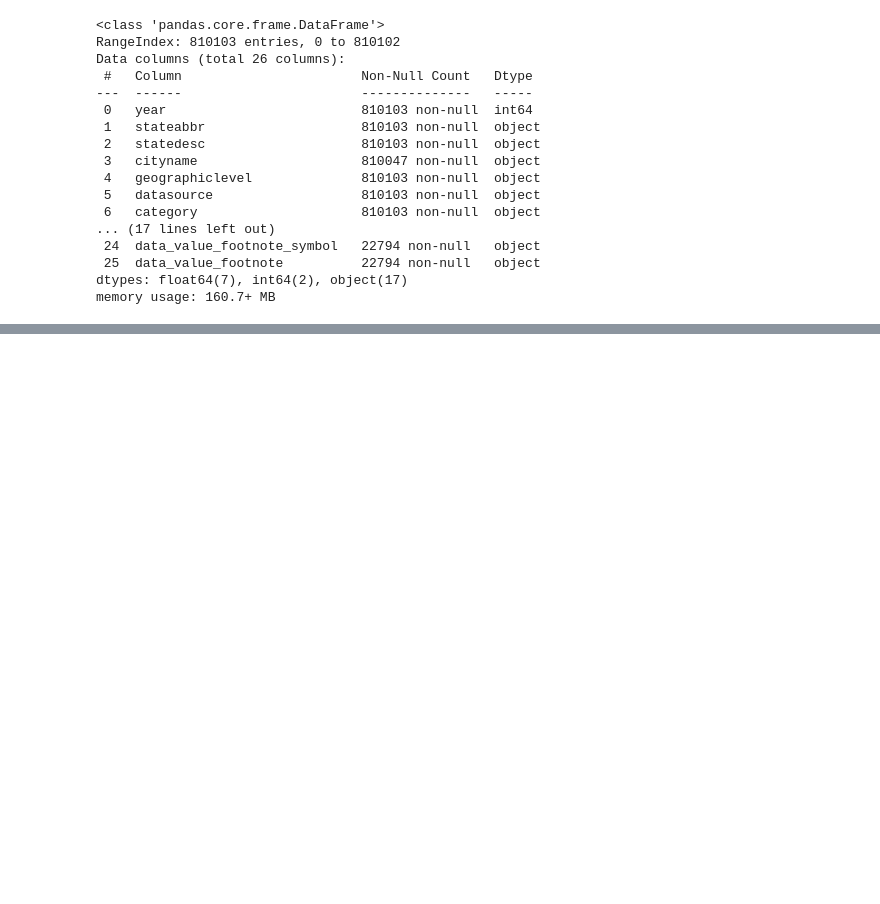
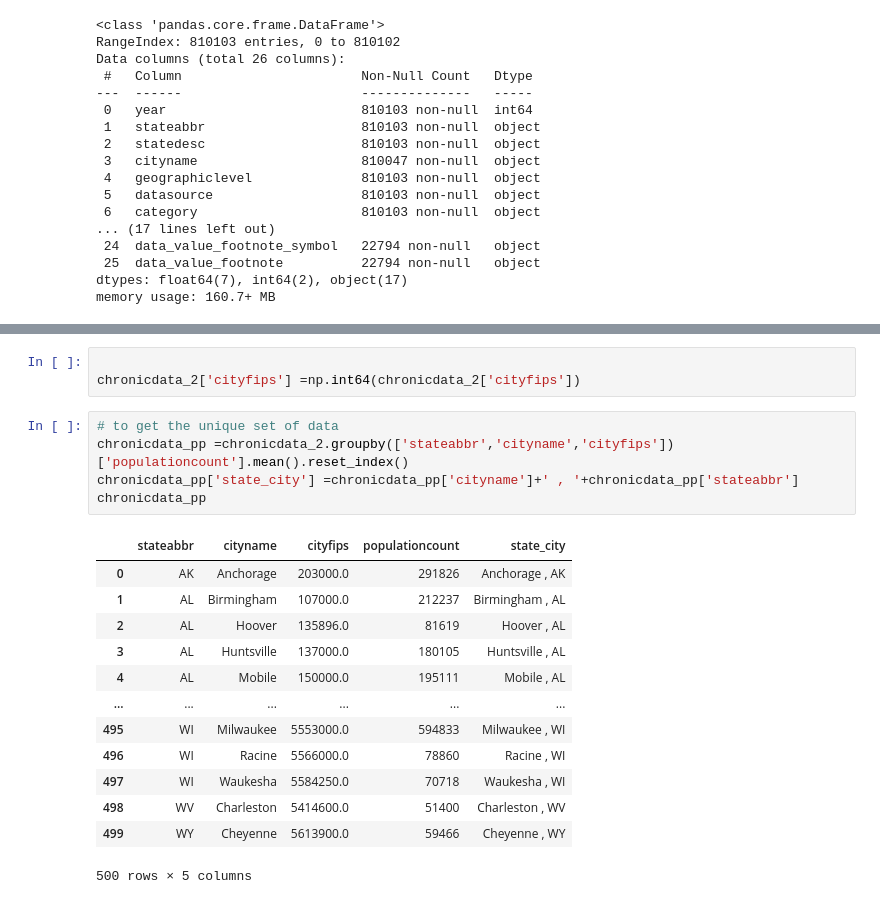
Before and after one commit to Sukanya012/predict-health-index, a Jupyter notebook: notebooks/sowmya/main_Sowmya.ipynb, the cells around one changed output, grey strips where cells are left out. Drawn from its saved outputs; the diff is of its cells as text; blank space fills up the shorter version.

```diff
--- a/notebooks/sowmya/main_Sowmya.ipynb
+++ b/notebooks/sowmya/main_Sowmya.ipynb
@@ -301,0 +209,22 @@ plt.show()
+# %%
+
+chronicdata_2['cityfips'] =np.int64(chronicdata_2['cityfips'])
+# %%
+# to get the unique set of data
+chronicdata_pp =chronicdata_2.groupby(['stateabbr','cityname','cityfips'])['populationcount'].mean().reset_index()
+chronicdata_pp['state_city'] =chronicdata_pp['cityname']+' , '+chronicdata_pp['stateabbr']
+chronicdata_pp
+# %% [output]
+|  | stateabbr | cityname | cityfips | populationcount | state_city |
+| 0 | AK | Anchorage | 203000.0 | 291826 | Anchorage , AK |
+| 1 | AL | Birmingham | 107000.0 | 212237 | Birmingham , AL |
+| 2 | AL | Hoover | 135896.0 | 81619 | Hoover , AL |
+| 3 | AL | Huntsville | 137000.0 | 180105 | Huntsville , AL |
+| 4 | AL | Mobile | 150000.0 | 195111 | Mobile , AL |
+| ... | ... | ... | ... | ... | ... |
+| 495 | WI | Milwaukee | 5553000.0 | 594833 | Milwaukee , WI |
+| 496 | WI | Racine | 5566000.0 | 78860 | Racine , WI |
+| 497 | WI | Waukesha | 5584250.0 | 70718 | Waukesha , WI |
+| 498 | WV | Charleston | 5414600.0 | 51400 | Charleston , WV |
+| 499 | WY | Cheyenne | 5613900.0 | 59466 | Cheyenne , WY |
+500 rows × 5 columns
```
Also changed, not shown: parts of 33 cells of this notebook.
